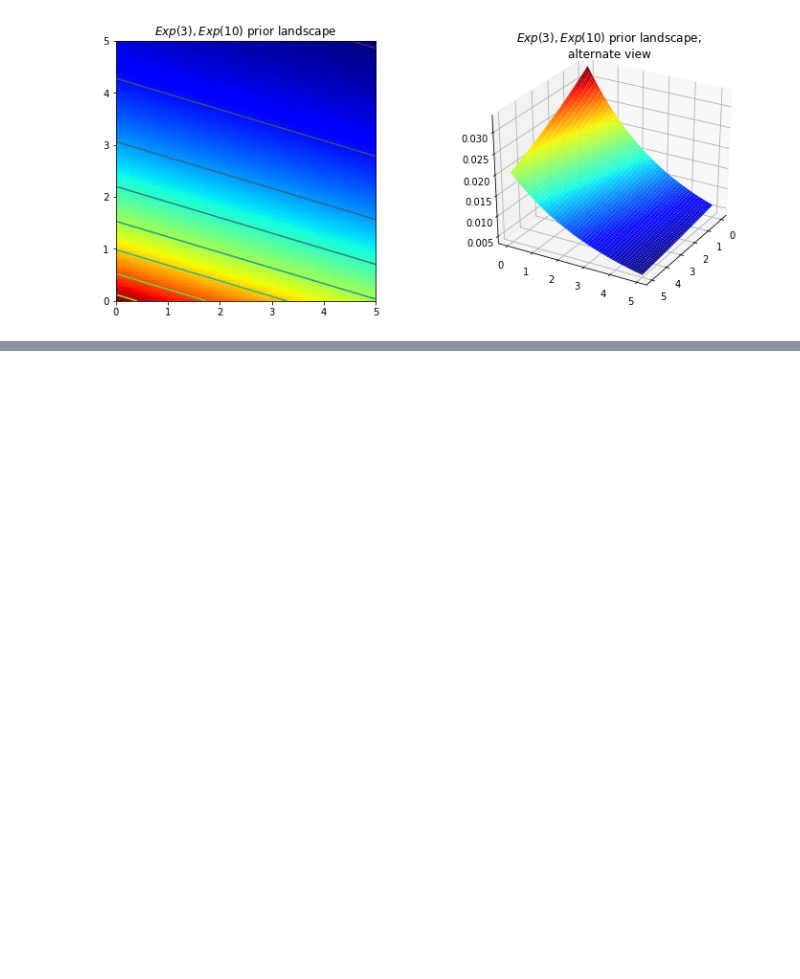
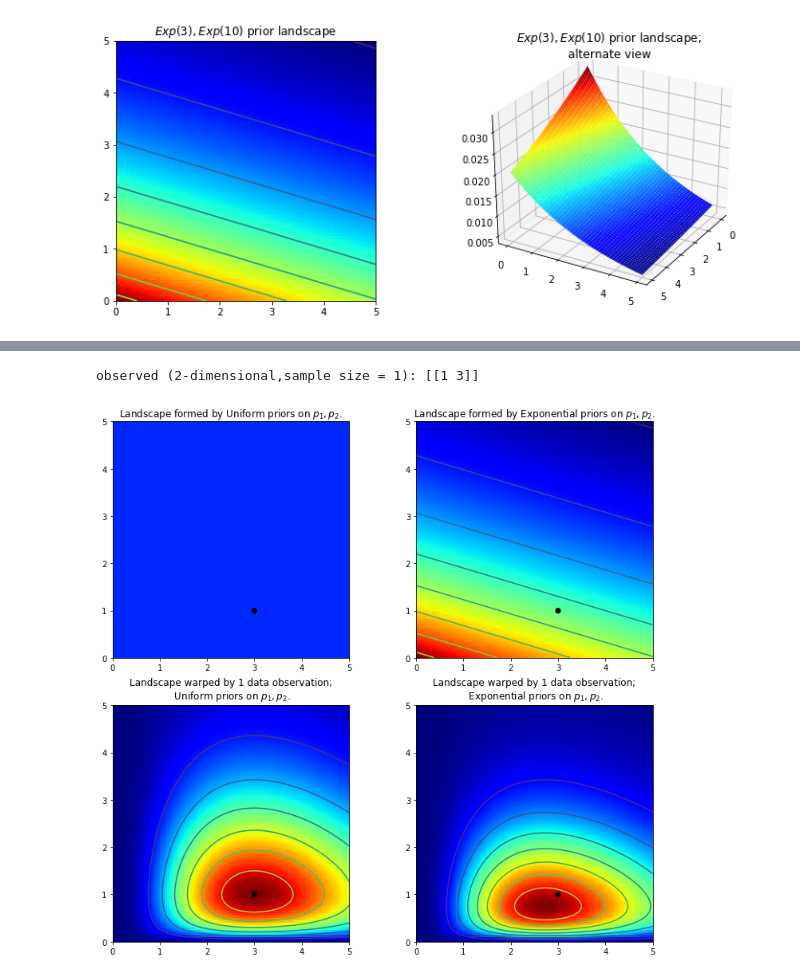
Before and after one commit to ssujinK/Bayesian-with-Python, a Jupyter notebook: 190412_Bayesian_with_python.ipynb, the cells around one changed output, grey strips where cells are left out. Drawn from its saved outputs; the diff is of its cells as text; code cells hidden in the pictures; blank space fills up the shorter version.

```diff
--- a/190412_Bayesian_with_python.ipynb
+++ b/190412_Bayesian_with_python.ipynb
@@ -75,0 +83,75 @@ plt.title("$Exp(3), Exp(10)$ prior landscape; \nalternate view");
+# %%
+# create the observed data
+
+# sample size of data we observe, trying varying this (keep it less than 100 ;)
+N = 1
+
+# the true parameters, but of course we do not see these values...
+lambda_1_true = 1
+lambda_2_true = 3
+
+#...we see the data generated, dependent on the above two values.
+data = np.concatenate([
+    stats.poisson.rvs(lambda_1_true, size=(N, 1)),
+    stats.poisson.rvs(lambda_2_true, size=(N, 1))
+], axis=1)
+print("observed (2-dimensional,sample size = %d):" % N, data)
+
+# plotting details.
+x = y = np.linspace(.01, 5, 100)
+likelihood_x = np.array([stats.poisson.pmf(data[:, 0], _x)
+                        for _x in x]).prod(axis=1)
+likelihood_y = np.array([stats.poisson.pmf(data[:, 1], _y)
+                        for _y in y]).prod(axis=1)
+L = np.dot(likelihood_x[:, None], likelihood_y[None, :])
+# %% [output]
+observed (2-dimensional,sample size = 1): [[1 3]]
+# %%
+figsize(12.5, 12)
+# matplotlib heavy lifting below, beware!
+plt.subplot(221)
+uni_x = stats.uniform.pdf(x, loc=0, scale=5)
+uni_y = stats.uniform.pdf(x, loc=0, scale=5)
+M = np.dot(uni_x[:, None], uni_y[None, :])
+im = plt.imshow(M, interpolation='none', origin='lower',
+                cmap=jet, vmax=1, vmin=-.15, extent=(0, 5, 0, 5))
+plt.scatter(lambda_2_true, lambda_1_true, c="k", s=50, edgecolor="none")
+plt.xlim(0, 5)
+plt.ylim(0, 5)
+plt.title("Landscape formed by Uniform priors on $p_1, p_2$.")
+
+plt.subplot(223)
+plt.contour(x, y, M * L)
+im = plt.imshow(M * L, interpolation='none', origin='lower',
+                cmap=jet, extent=(0, 5, 0, 5))
+plt.title("Landscape warped by %d data observation;\n Uniform priors on $p_1, p_2$." % N)
+plt.scatter(lambda_2_true, lambda_1_true, c="k", s=50, edgecolor="none")
+plt.xlim(0, 5)
+plt.ylim(0, 5)
+
+plt.subplot(222)
+exp_x = stats.expon.pdf(x, loc=0, scale=3)
+exp_y = stats.expon.pdf(x, loc=0, scale=10)
+M = np.dot(exp_x[:, None], exp_y[None, :])
+
+plt.contour(x, y, M)
+im = plt.imshow(M, interpolation='none', origin='lower',
+                cmap=jet, extent=(0, 5, 0, 5))
+plt.scatter(lambda_2_true, lambda_1_true, c="k", s=50, edgecolor="none")
+plt.xlim(0, 5)
+plt.ylim(0, 5)
+plt.title("Landscape formed by Exponential priors on $p_1, p_2$.")
+
+plt.subplot(224)
+# This is the likelihood times prior, that results in the posterior.
+plt.contour(x, y, M * L)
+im = plt.imshow(M * L, interpolation='none', origin='lower',
+                cmap=jet, extent=(0, 5, 0, 5))
+
+plt.scatter(lambda_2_true, lambda_1_true, c="k", s=50, edgecolor="none")
+plt.title("Landscape warped by %d data observation;\n Exponential priors on \
+$p_1, p_2$." % N)
+plt.xlim(0, 5)
+plt.ylim(0, 5);
+# %% [output]
+[figure, added]
```
Also changed, not shown: parts of 11 cells of this notebook.
